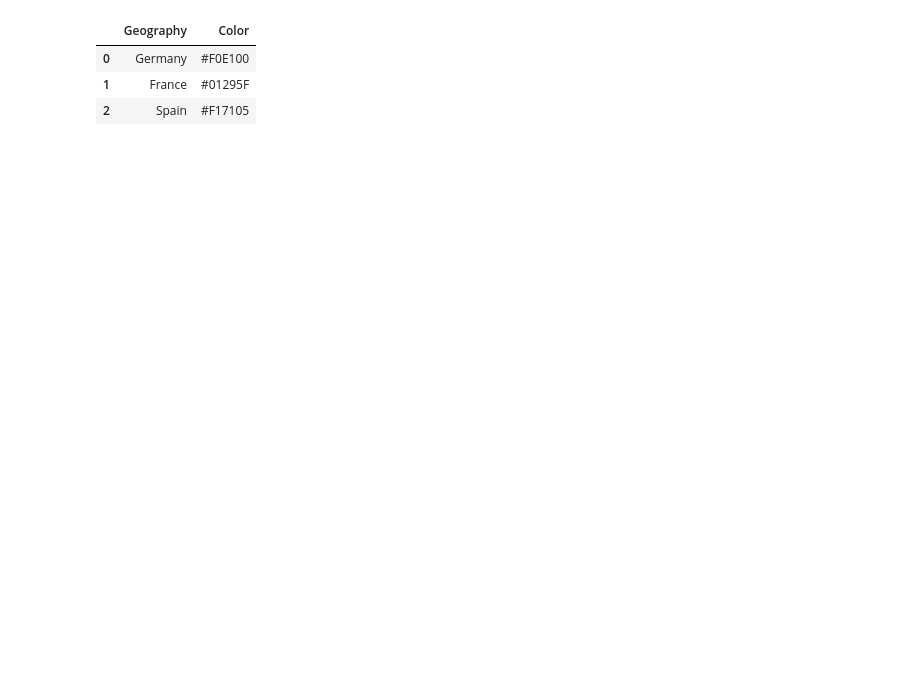
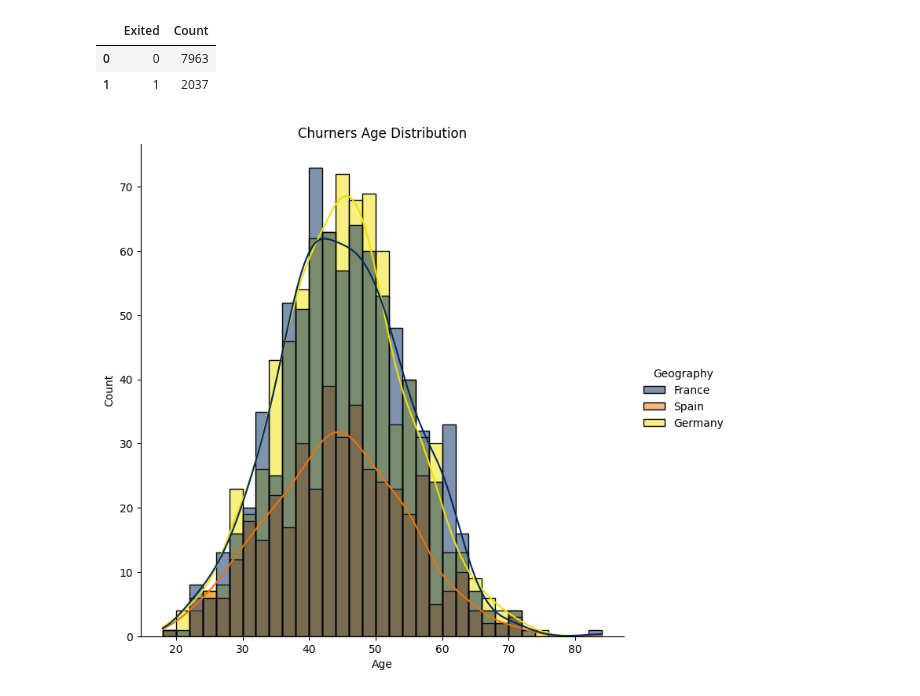
Before and after one commit to Haloyuyu/Customer-Churn-Prediction, a Jupyter notebook: churn_pred.ipynb, the cells around one changed output. Saved outputs shown, nothing was run; the diff lists cells and outputs as text; code cells hidden in the pictures; blank space fills up the shorter version.

```diff
--- a/churn_pred.ipynb
+++ b/churn_pred.ipynb
@@ -23,6 +82,11 @@ data.head()
 | 3 | 4 | 15701354 | Boni | 699 | France | Female | 39 | 1 | 0.00 | ... |
 | 4 | 5 | 15737888 | Mitchell | 850 | Spain | Female | 43 | 2 | 125510.82 | ... |
 # %%
-data.info()
-data.isnull().sum()
+# We are going to drop the columns that are not useful for our analysis
+df_churn = data.copy()
+df_churn.drop(['Surname'],axis=1,inplace=True)
+df_churn.drop(['Gender'],axis=1,inplace=True)
+df_churn.drop(['RowNumber'],axis=1,inplace=True)
+df_churn.drop(['CustomerId'],axis=1,inplace=True)
+df_churn.head()
 # %% [output]
@@ -61,9 +99,50 @@ dtype: int64
 # %%
-columns_pallete={"Germany": "#F0E100", "France": "#01295F", "Spain": "#F17105"} # taking some palette columns
-dataframe_palette=pd.DataFrame(columns_pallete.items(), columns=['Geography', 'Color']) # creating the palette dataframe
-dataframe_palette
+palette={"Germany": "#F0E100", "France": "#01295F", "Spain": "#F17105"}
+palette_df=pd.DataFrame(palette.items(), columns=['Geography', 'Color'])
+palette_df
+customersa=pd.DataFrame(df_churn['Geography'].value_counts(normalize=False))
+customersa=customersa.reset_index().rename(columns = {'index':'Geography','Geography':'Count'})
+
+customers=pd.merge(customersa, palette_df, on=['Geography'],how='outer')
+
+fig = go.Figure(data=[go.Pie(labels=customers['Geography'], values=customers['Count'],textinfo='label',
+                     name='Customers Geographical Locations',
+                     marker_colors=customers['Color'],hole=0.5)])
+fig.show()
+
+# Churners and Non-Churners based on their country
+churners=df_churn[df_churn['Exited']==1]
+nonchurners=df_churn[df_churn['Exited']==0]
+
+churners_counta=pd.DataFrame(churners['Geography'].value_counts(normalize=False))
+churners_counta=churners_counta.reset_index().rename(columns = {'index':'Geography','Geography':'Count'})
+churners_count=pd.merge(churners_counta, palette_df, on=['Geography'],how='outer')
+
+nonchurners_counta=pd.DataFrame(nonchurners['Geography'].value_counts(normalize=False))
+nonchurners_counta=nonchurners_counta.reset_index().rename(columns = {'index':'Geography','Geography':'Count'})
+nonchurners_count=pd.merge(nonchurners_counta, palette_df, on=['Geography'],how='outer')
+
+fig = make_subplots(rows=1, cols=2,
+                    specs=[[{"type": "pie"},{"type": "pie"}]],
+                    subplot_titles=("Churners by Location","Non-churners by Location"))
+
+fig.add_trace(go.Pie(labels=churners_count['Geography'], values=churners_count['Count'],textinfo='label',
+                     name='Churners Geographical Locations',
+                     marker_colors=churners_count['Color'],hole=0.5),1,1)
+
+fig.add_trace(go.Pie(labels=nonchurners_count['Geography'], values=nonchurners_count['Count'],textinfo='label',
+                     name='Non-Churners Geographical Locations',
+                     marker_colors=nonchurners_count['Color'],hole=0.5),1,2)
-# %% [output]
-|  | Geography | Color |
-| 0 | Germany | #F0E100 |
-| 1 | France | #01295F |
-| 2 | Spain | #F17105 |
+# %%
+sns.displot(data=churners, x="Age", hue='Geography', kde=True, height=7, palette=palette).set(title='Churners Age Distribution')
+sns.displot(data=nonchurners, x="Age", hue='Geography', kde=True, height=10, palette=palette).set(title='Non-Churners Age Distribution')
+sns.displot(df_churn, x="EstimatedSalary", hue="Exited", multiple="stack", height=10).set(title='Estimated Salary Distribution')
+sns.displot(churners, x="CreditScore", hue="Geography", multiple="stack", height=10, palette=palette).set(title='Churners Credit Score Distribution')
+balance_df=pd.DataFrame(df_churn['Exited'].value_counts(normalize=False))
+balance_df=balance_df.reset_index().rename(columns = {'index':'Exited','Exited':'Count'})
+balance_df
+# %% [output]
+|  | Exited | Count |
+| 0 | 0 | 7963 |
+| 1 | 1 | 2037 |
+[figure, added]
```
Also changed, not shown: parts of 23 cells of this notebook, 1 other file.
